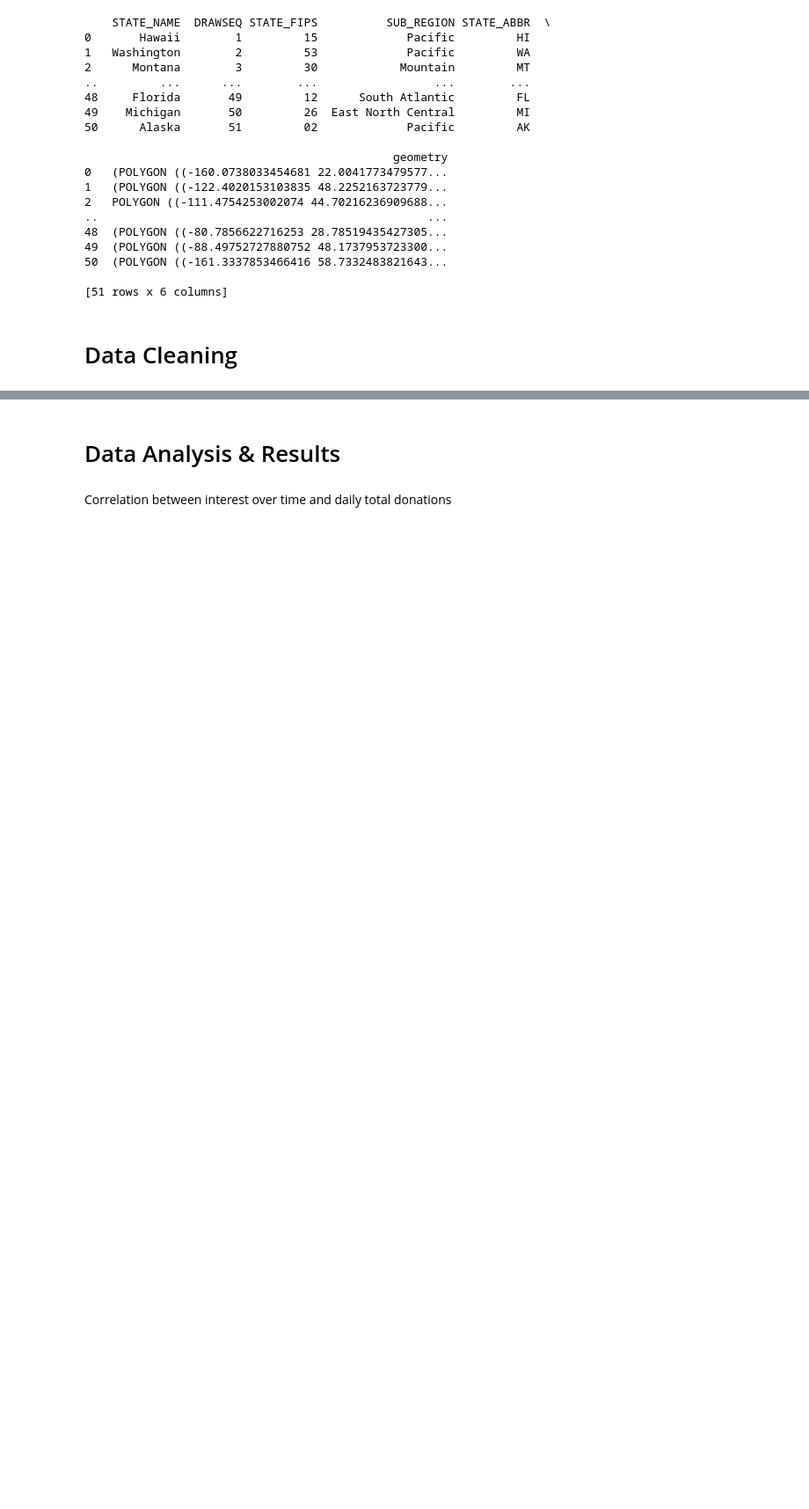
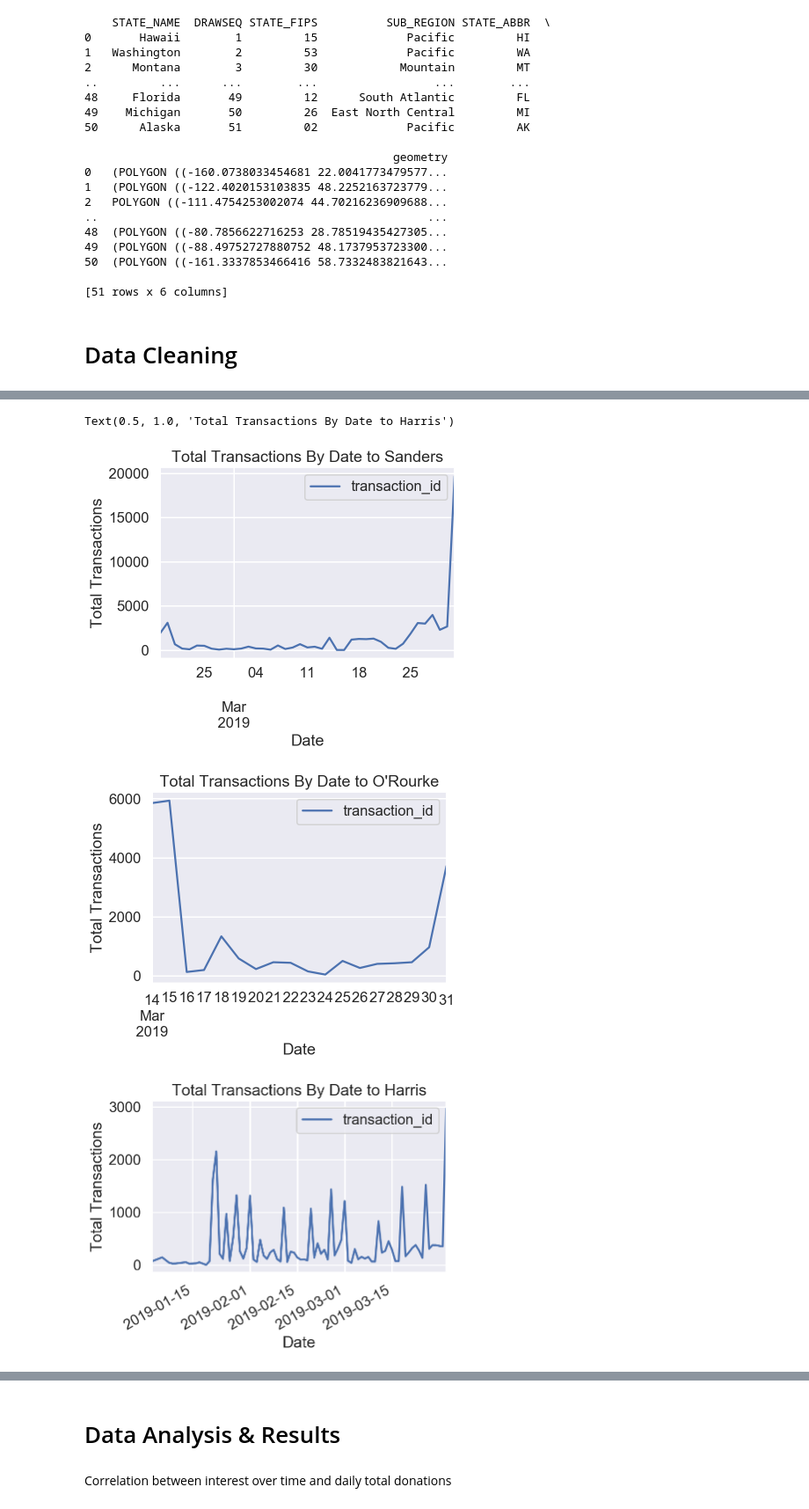
Before and after one commit to kaichinshih/COGS108_PoliticsAddicts, a Jupyter notebook: Final Project.ipynb, the cells around one changed output, grey strips where cells are left out. Shown at 88% size. Cells and saved outputs as stored; diff of their text form; code cells hidden in the pictures; blank space fills up the shorter version.

```diff
--- a/Final Project.ipynb
+++ b/Final Project.ipynb
@@ -224,0 +247,41 @@ usa.plot(column=dfBSTrendStates['trend'],ax=ax, legend=True);
+# %%
+# Bernie Sanders
+# Create pivot table to obtain total number of transactions each day
+dfBSDonors = pd.pivot_table(dfBSFEC, index=["contribution_receipt_date"],values=["transaction_id"], aggfunc=lambda x: len(x.unique()))
+# Set column name
+dfBSDonors.index.names = ['date']
+# Plot total number of transactions
+bernie3 = dfBSDonors.plot()
+# Set graph appearance
+bernie3.set_xlabel('Date')
+bernie3.set_ylabel('Total Transactions')
+bernie3.set_title('Total Transactions By Date to Sanders')
+
+# Beto O'Rourke
+# Create pivot table to obtain total number of transactions each day
+dfBODonors = pd.pivot_table(dfBOFEC, index=["contribution_receipt_date"],values=["transaction_id"], aggfunc=lambda x: len(x.unique()))
+# Set column name
+dfBODonors.index.names = ['date']
+# Plot total number of transactions
+beto3 = dfBODonors.plot()
+# Set graph appearance
+beto3.set_xlabel('Date')
+beto3.set_ylabel('Total Transactions')
+beto3.set_title('Total Transactions By Date to O\'Rourke')
+
+# Kamala Harris
+# Create pivot table to obtain total number of transactions each day
+dfKHDonors = pd.pivot_table(dfKHFEC, index=["contribution_receipt_date"],values=["transaction_id"], aggfunc=lambda x: len(x.unique()))
+# Set column name
+dfKHDonors.index.names = ['date']
+# Plot total number of transactions
+kamala3 = dfKHDonors.plot()
+# Set graph appearance
+kamala3.set_xlabel('Date')
+kamala3.set_ylabel('Total Transactions')
+kamala3.set_title('Total Transactions By Date to Harris')
+# %% [output]
+Text(0.5, 1.0, 'Total Transactions By Date to Harris')
+[figure, added]
+[figure, added]
+[figure, added]
```
Also changed, not shown: parts of 19 cells of this notebook, 5 other files.
